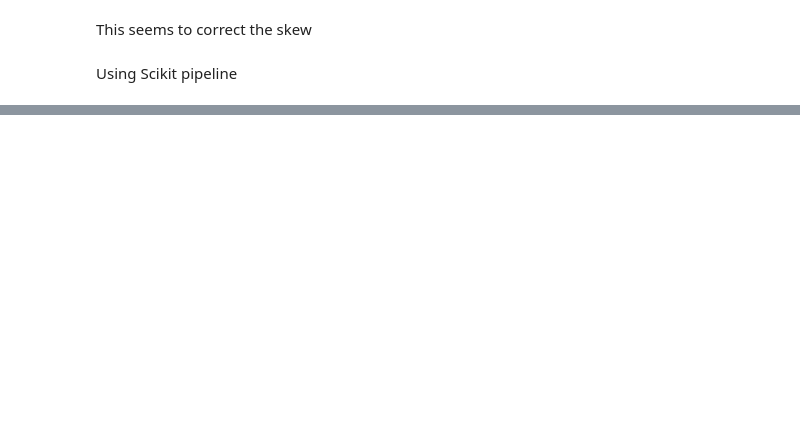
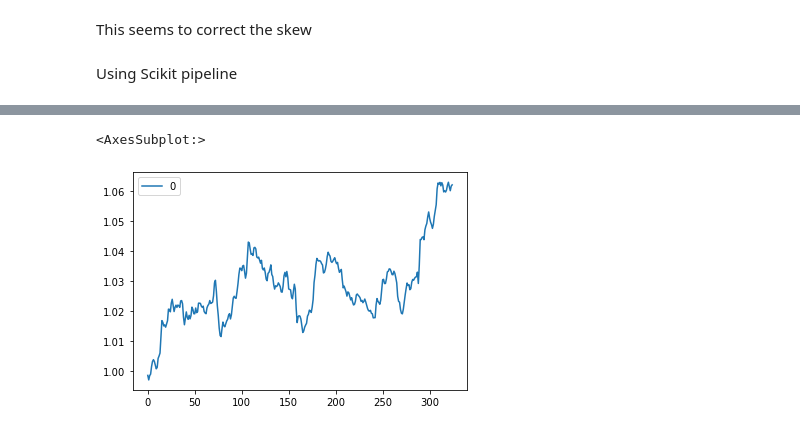
Before and after one commit to sputnik516/ML4AT, a Jupyter notebook: _scratch_code/dataset_explore.ipynb, the cells around one changed output, grey strips where cells are left out. Cells and saved outputs as stored; diff of their text form; code cells hidden in the pictures; blank space fills up the shorter version.

```diff
--- a/_scratch_code/dataset_explore.ipynb
+++ b/_scratch_code/dataset_explore.ipynb
@@ -155,0 +154,6 @@ Distribution is approximately symmetric
+# %%
+# Reverse the Yeo transform
+pd.DataFrame(pt.inverse_transform(X.reshape(-1, 1))).add(1).cumprod().plot()
+# %% [output]
+<AxesSubplot:>
+[figure, added]
```
Also changed, not shown: parts of 9 cells of this notebook, 1 other file.
